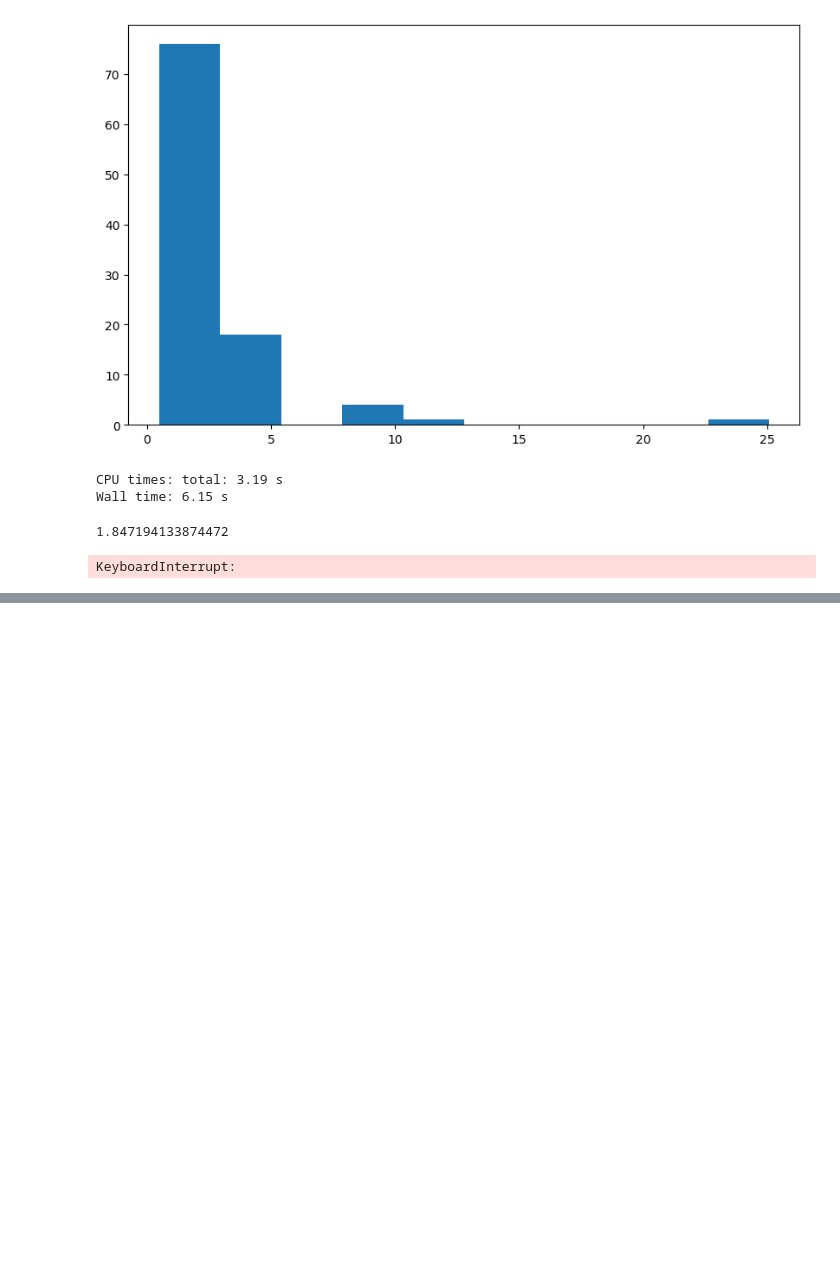
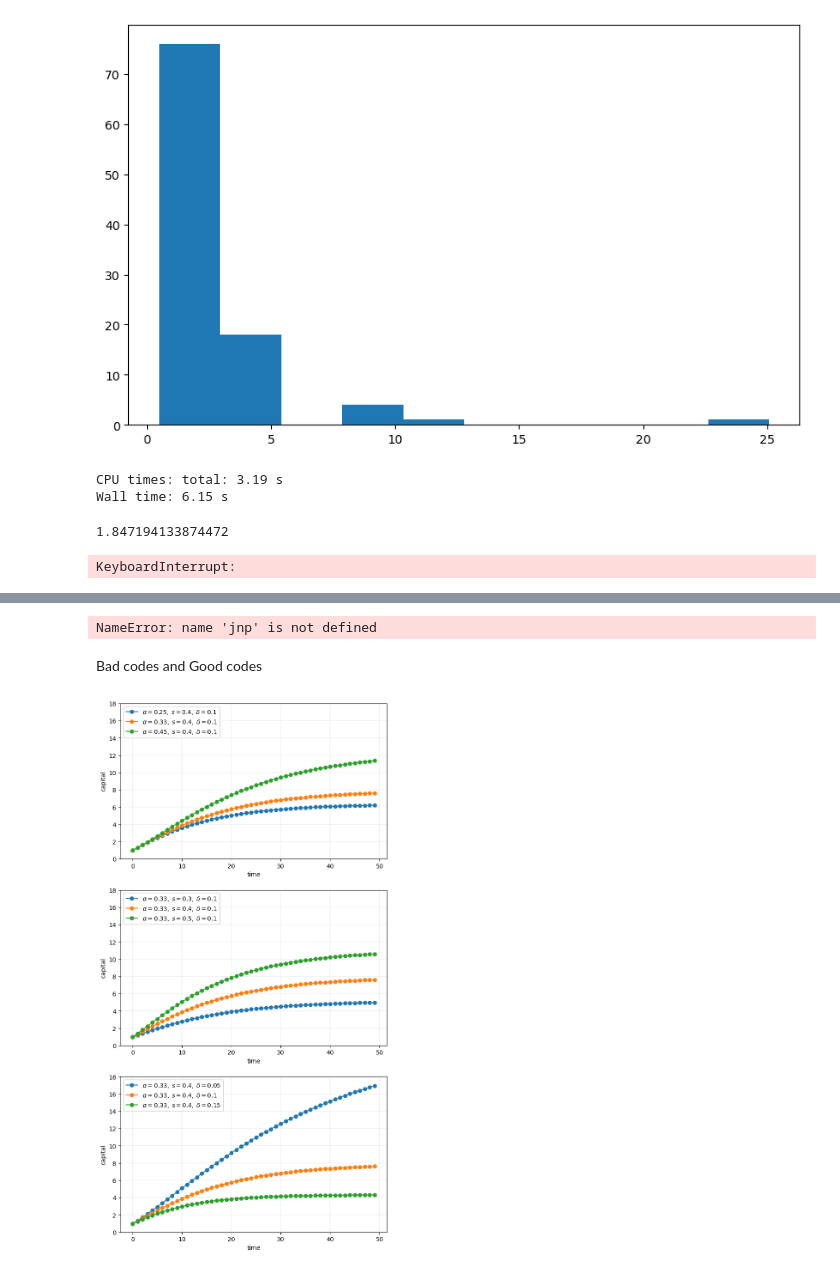
Before and after one commit to SuyongYang/AgentBaseModel, a Jupyter notebook: OOP.ipynb, the cells around one changed output, grey strips where cells are left out. Drawn from its saved outputs; the diff is of its cells as text; code cells hidden in the pictures; blank space fills up the shorter version.

Commit message:
good code example and debug

```diff
--- a/OOP.ipynb
+++ b/OOP.ipynb
@@ -2566,0 +2577,4 @@ compute_long_run_median(w0=1, T=1000, num_reps=50_000)
+# %%
+a = jnp.asarray((1.0, 3.2, -1.5))
+# %% [output]
+NameError: name 'jnp' is not defined
@@ -2566,0 +2593,68 @@ compute_long_run_median(w0=1, T=1000, num_reps=50_000)
+# %% [markdown]
+Bad codes and Good codes
+# %%
+# Bad
+%matplotlib inline
+import numpy as np
+import matplotlib.pyplot as plt
+plt.rcParams['figure.figsize'] = (10,6)
+
+# Allocate memory for time series
+k = np.empty(50)
+
+fig, axes = plt.subplots(3, 1, figsize=(8, 16))
+
+# Trajectories with different α
+δ = 0.1
+s = 0.4
+α = (0.25, 0.33, 0.45)
+
+for j in range(3):
+    k[0] = 1
+    for t in range(49):
+        k[t+1] = s * k[t]**α[j] + (1 - δ) * k[t]
+    axes[0].plot(k, 'o-', label=rf"$\alpha = {α[j]},\; s = {s},\; \delta={δ}$")
+
+axes[0].grid(lw=0.2)
+axes[0].set_ylim(0, 18)
+axes[0].set_xlabel('time')
+axes[0].set_ylabel('capital')
+axes[0].legend(loc='upper left', frameon=True)
+
+# Trajectories with different s
+δ = 0.1
+α = 0.33
+s = (0.3, 0.4, 0.5)
+
+for j in range(3):
+    k[0] = 1
+    for t in range(49):
+        k[t+1] = s[j] * k[t]**α + (1 - δ) * k[t]
+    axes[1].plot(k, 'o-', label=rf"$\alpha = {α},\; s = {s[j]},\; \delta={δ}$")
+
+axes[1].grid(lw=0.2)
+axes[1].set_xlabel('time')
+axes[1].set_ylabel('capital')
+axes[1].set_ylim(0, 18)
+axes[1].legend(loc='upper left', frameon=True)
+
+# Trajectories with different δ
+δ = (0.05, 0.1, 0.15)
+α = 0.33
+s = 0.4
+
+for j in range(3):
+    k[0] = 1
+    for t in range(49):
+        k[t+1] = s * k[t]**α + (1 - δ[j]) * k[t]
+    axes[2].plot(k, 'o-', label=rf"$\alpha = {α},\; s = {s},\; \delta={δ[j]}$")
+
+axes[2].set_ylim(0, 18)
+axes[2].set_xlabel('time')
+axes[2].set_ylabel('capital')
+axes[2].grid(lw=0.2)
+axes[2].legend(loc='upper left', frameon=True)
+
+plt.show()
+# %% [output]
+[figure, added]
```
Also changed, not shown: parts of 20 cells of this notebook.
